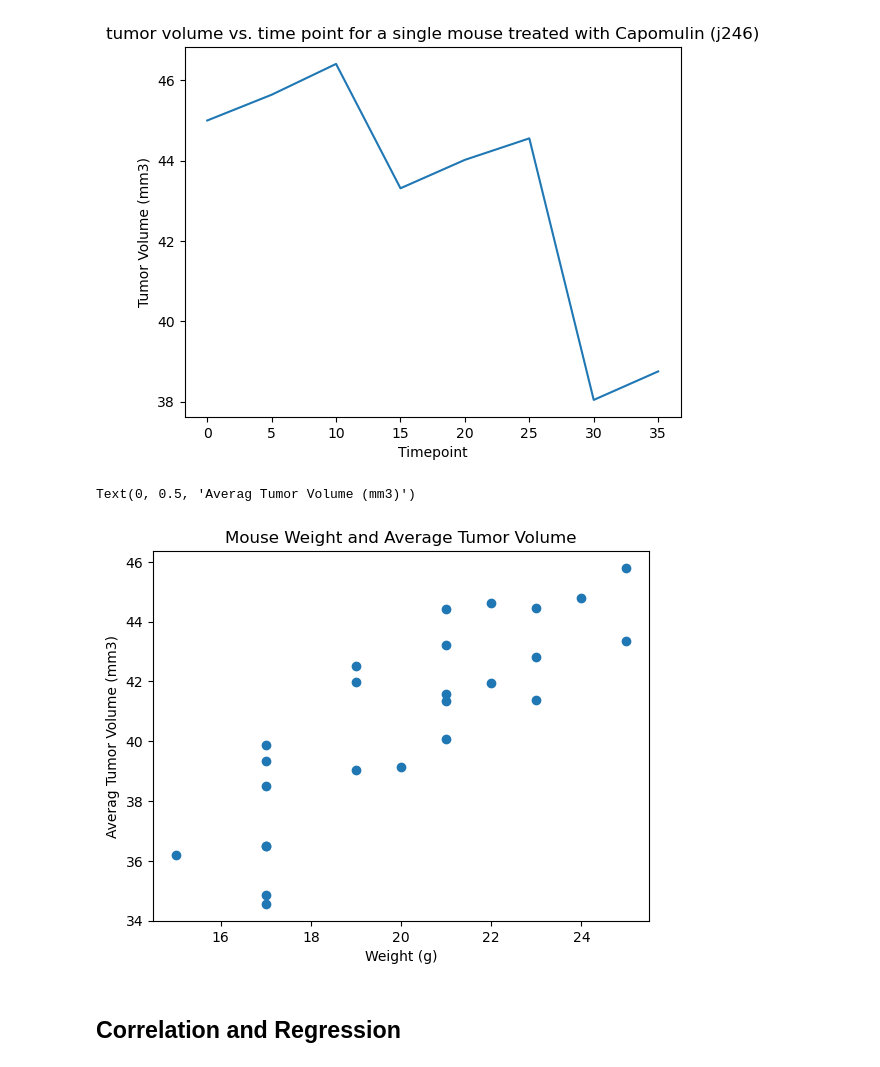
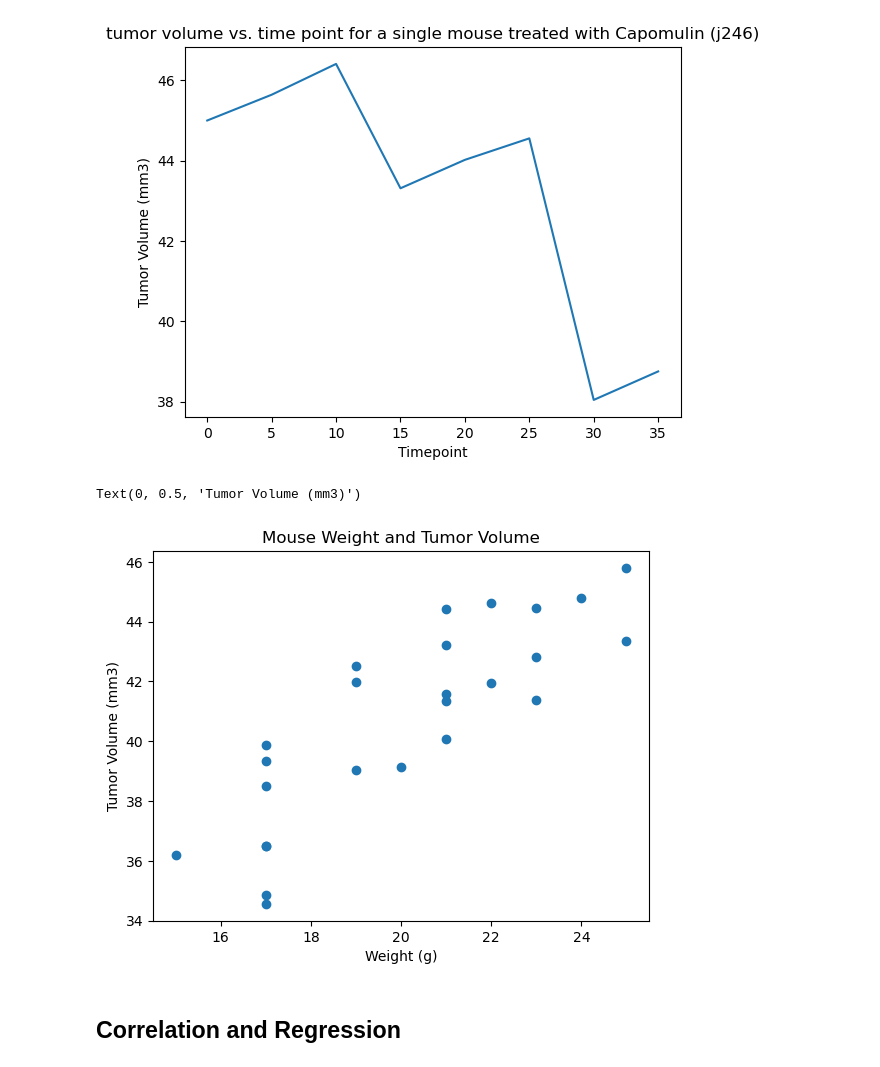
Before and after one commit to rdekker3/module-5, a Jupyter notebook: pymaceuticals_starter.ipynb, the cells around one changed output. Cells and saved outputs as stored; diff of their text form; code cells hidden in the pictures.

```diff
--- a/pymaceuticals_starter.ipynb
+++ b/pymaceuticals_starter.ipynb
@@ -315,17 +288,15 @@ Text(0.5, 1.0, 'tumor volume vs. time point for a single mouse treated with Capo
 # %%
 # Generate a scatter plot of mouse weight vs. the average observed tumor volume for the entire Capomulin regimen
 
-fig1, ax1 = plt.subplots()
-avg_capm_vol =Capomulin_df.groupby(["Mouse_ID"]).mean()
+Capomulin_mice =Capomulin_df.groupby(["Mouse_ID"]).mean()
 
-marker_size=15
-plt.scatter(avg_capm_vol["Weight (g)"],avg_capm_vol['Tumor Volume (mm3)'])
-plt.title('Mouse Weight and Average Tumor Volume')
+plt.scatter(Capomulin_mice["Weight (g)"],Capomulin_mice['Tumor Volume (mm3)'])
+plt.title('Mouse Weight and Tumor Volume')
 plt.xlabel('Weight (g)')
-plt.ylabel('Averag Tumor Volume (mm3)')
+plt.ylabel('Tumor Volume (mm3)')
 # %% [output]
-Text(0, 0.5, 'Averag Tumor Volume (mm3)')
+Text(0, 0.5, 'Tumor Volume (mm3)')
-[figure, old version]
+[figure, new version]
 # %% [markdown]
 ## Correlation and Regression
 # %%
```
Also changed, not shown: parts of 7 cells of this notebook, 2 other files.
